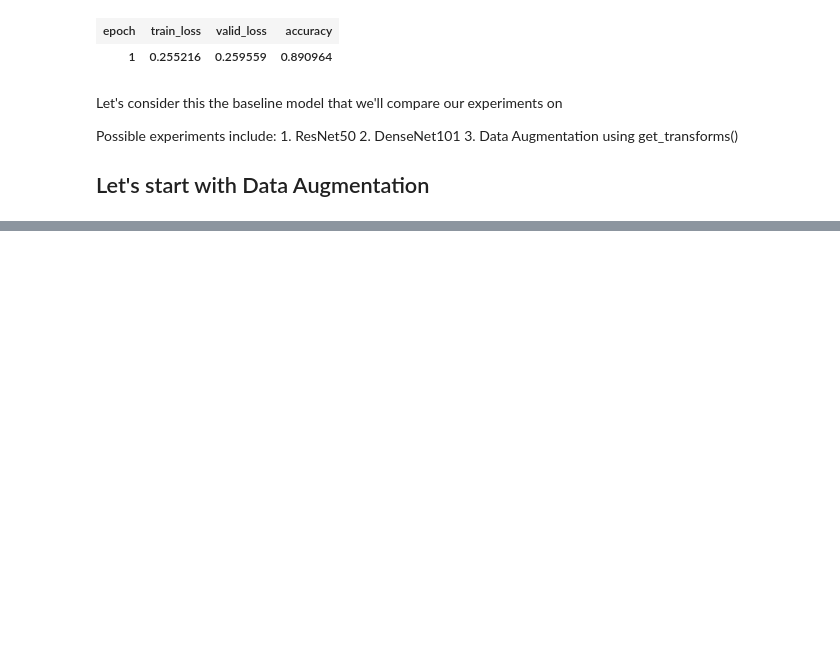
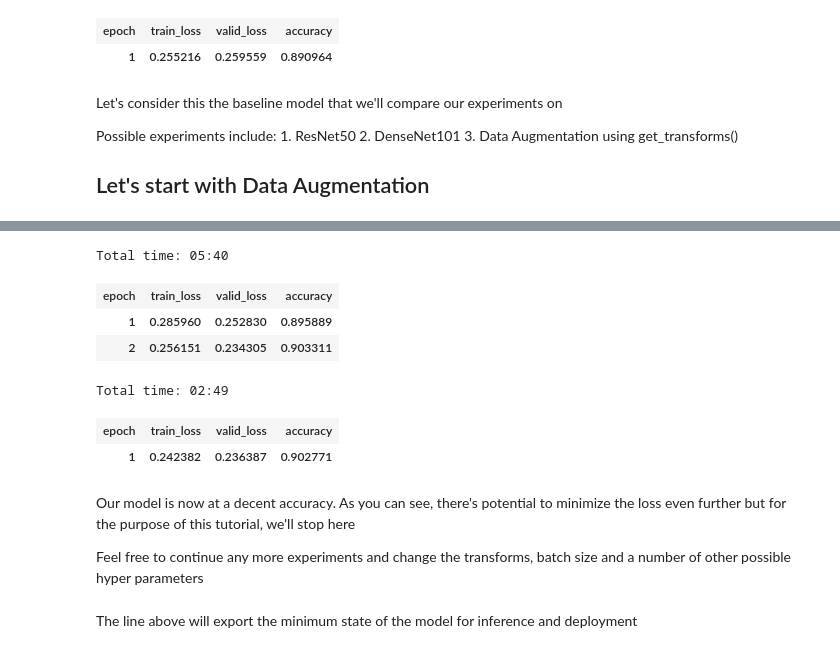
Before and after one commit to jsaurabh/deeplearning-ub, a Jupyter notebook: lesson1/CancerNet.ipynb, the cells around one changed output, grey strips where cells are left out. Cells and saved outputs as stored; diff of their text form; code cells hidden in the pictures; blank space fills up the shorter version.

```diff
--- a/lesson1/CancerNet.ipynb
+++ b/lesson1/CancerNet.ipynb
@@ -399,0 +494,17 @@ learn.save('aug-stage1', path)
+# %%
+learn.fit_one_cycle(2)
+# %% [output]
+Total time: 05:40
+| epoch | train_loss | valid_loss | accuracy |
+| 1 | 0.285960 | 0.252830 | 0.895889 |
+| 2 | 0.256151 | 0.234305 | 0.903311 |
+# %%
+learn.fit_one_cycle(1)
+# %% [output]
+Total time: 02:49
+| epoch | train_loss | valid_loss | accuracy |
+| 1 | 0.242382 | 0.236387 | 0.902771 |
+# %% [markdown]
+Our model is now at a decent accuracy. As you can see, there's potential to minimize the loss even further but for the purpose of this tutorial, we'll stop here
+
+Feel free to continue any more experiments and change the transforms, batch size and a number of other possible hyper parameters
@@ -399,0 +515,2 @@ learn.save('aug-stage1', path)
+# %% [markdown]
+The line above will export the minimum state of the model for inference and deployment
```
Also changed, not shown: parts of 18 cells of this notebook, 1 other file.
